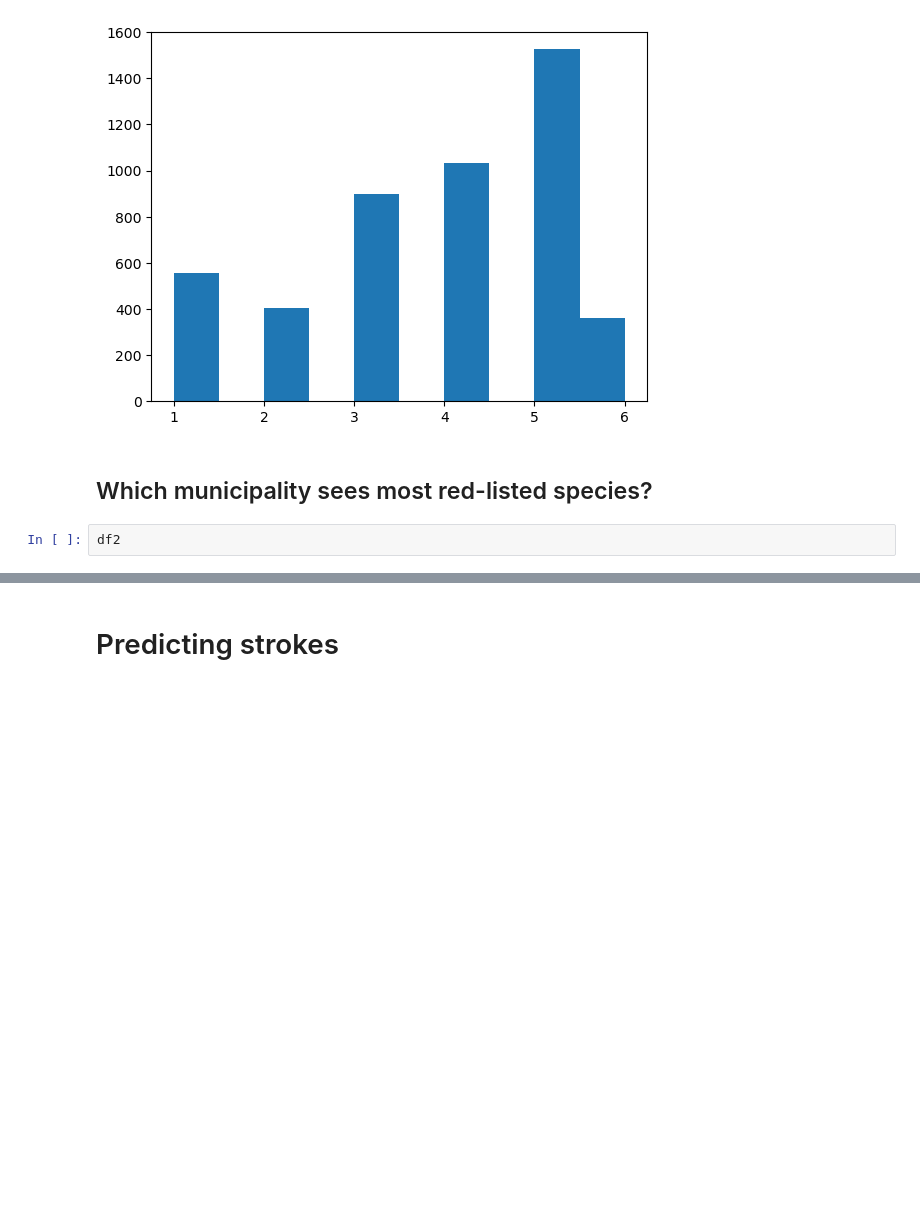
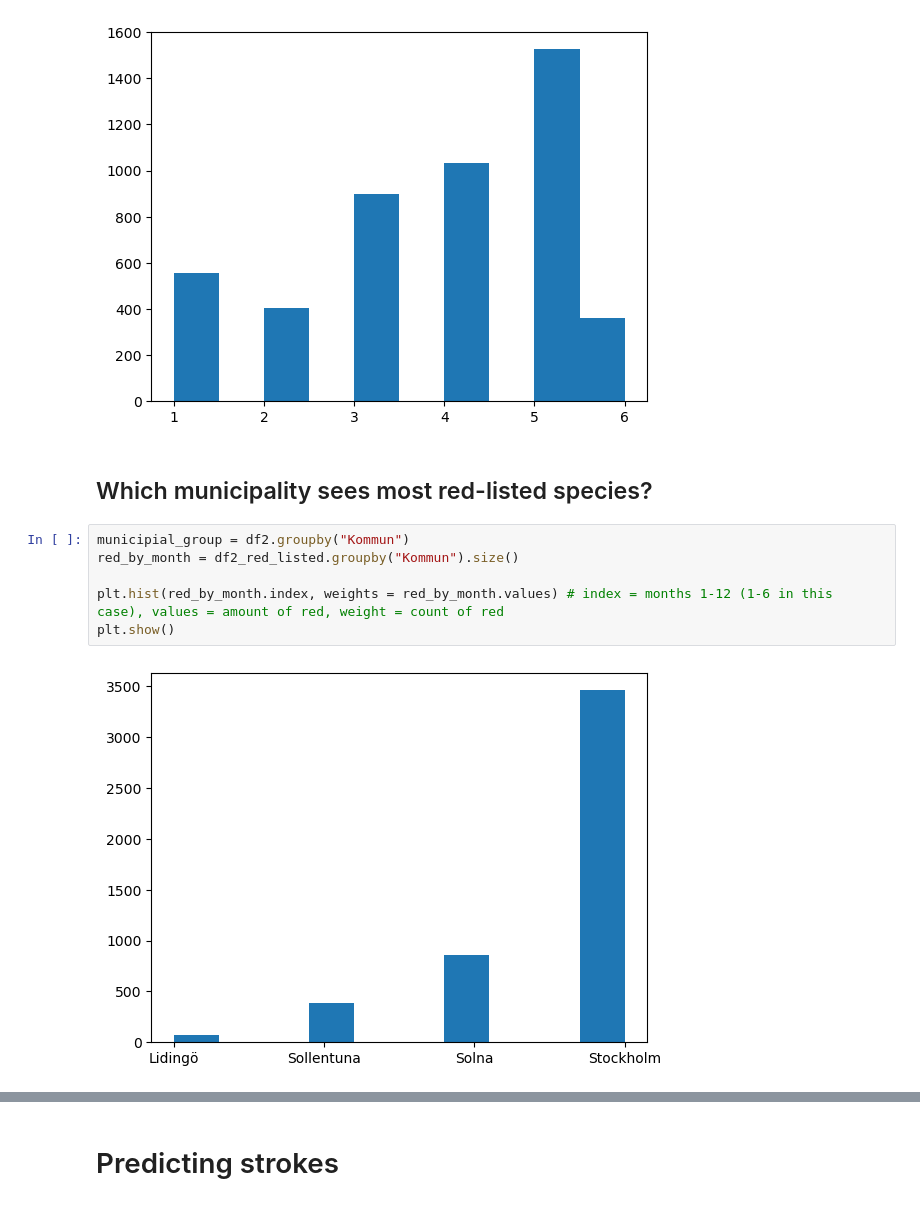
Before and after one commit to MrHEFF/su-mt4007, a Jupyter notebook: HW3/HW3.ipynb, the cells around one changed output, grey strips where cells are left out. Drawn from its saved outputs; the diff is of its cells as text; blank space fills up the shorter version.

```diff
--- a/HW3/HW3.ipynb
+++ b/HW3/HW3.ipynb
@@ -252,5 +253,11 @@ plt.show()
 [figure]
 # %% [markdown]
 ## Which municipality sees most red-listed species?
-# %%
-df2
+# %%
+municipial_group = df2.groupby("Kommun")
+red_by_month = df2_red_listed.groupby("Kommun").size()
+
+plt.hist(red_by_month.index, weights = red_by_month.values) # index = months 1-12 (1-6 in this case), values = amount of red, weight = count of red
+plt.show()
+# %% [output]
+[figure, added]
```
Also changed, not shown: parts of 15 cells of this notebook, 1 other file.
